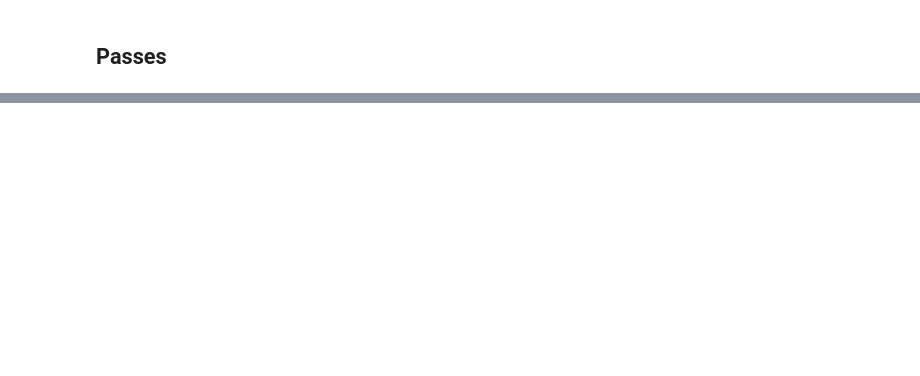
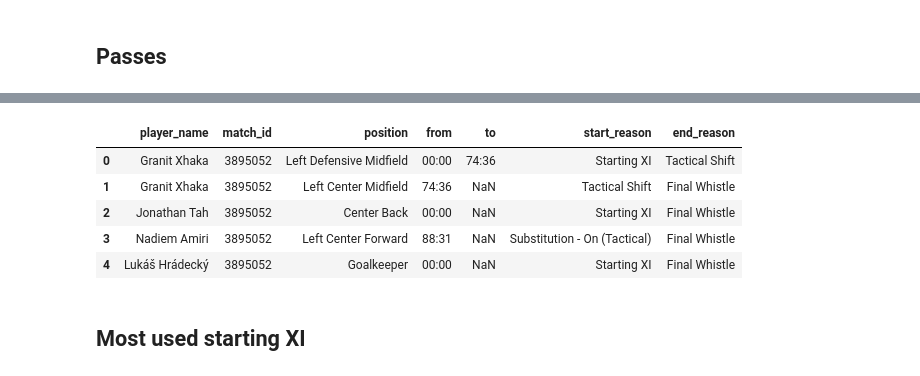
Before and after one commit to YacineM10/bayer-leverkusen-23-24-a-record-breaking-season, a Jupyter notebook: BayerLeverkusen_EN.ipynb, the cells around one changed output, grey strips where cells are left out. Drawn from its saved outputs; the diff is of its cells as text; code cells hidden in the pictures; blank space fills up the shorter version.

```diff
--- a/BayerLeverkusen_EN.ipynb
+++ b/BayerLeverkusen_EN.ipynb
@@ -440,12 +181,0 @@ dtype: object
-# %%
-# Get all Bayer lineups (already done)
-lineups = []
-
-for match_id in bayer_match_ids:
-    df = sb.lineups(match_id)[team]
-    df['match_id'] = match_id
-    lineups.append(df)
-
-lineups_df = pd.concat(lineups, ignore_index=True)
-
-print("Available columns:", lineups_df.columns.tolist())
@@ -566 +188,18 @@ xi_df = xi_df[['player_id', 'jersey_number', 'player_name', 'country', 'main_pos
+# %%
+spells = lineups_df.explode("positions", ignore_index=True)
+spells = spells[spells["positions"].notna()].reset_index(drop=True)   # drops unused substitutes
+spells = pd.concat(
+    [spells.drop(columns="positions"), pd.json_normalize(spells["positions"].tolist())],
+    axis=1,
+)
+spells[["player_name", "match_id", "position", "from", "to", "start_reason", "end_reason"]].head()
+# %% [output]
+|  | player_name | match_id | position | from | to | start_reason | end_reason |
+| 0 | Granit Xhaka | 3895052 | Left Defensive Midfield | 00:00 | 74:36 | Starting XI | Tactical Shift |
+| 1 | Granit Xhaka | 3895052 | Left Center Midfield | 74:36 | NaN | Tactical Shift | Final Whistle |
+| 2 | Jonathan Tah | 3895052 | Center Back | 00:00 | NaN | Starting XI | Final Whistle |
+| 3 | Nadiem Amiri | 3895052 | Left Center Forward | 88:31 | NaN | Substitution - On (Tactical) | Final Whistle |
+| 4 | Lukáš Hrádecký | 3895052 | Goalkeeper | 00:00 | NaN | Starting XI | Final Whistle |
+# %% [markdown]
+## Most used starting XI
 # %%
```
Also changed, not shown: parts of 60 cells of this notebook, 7 other files.
